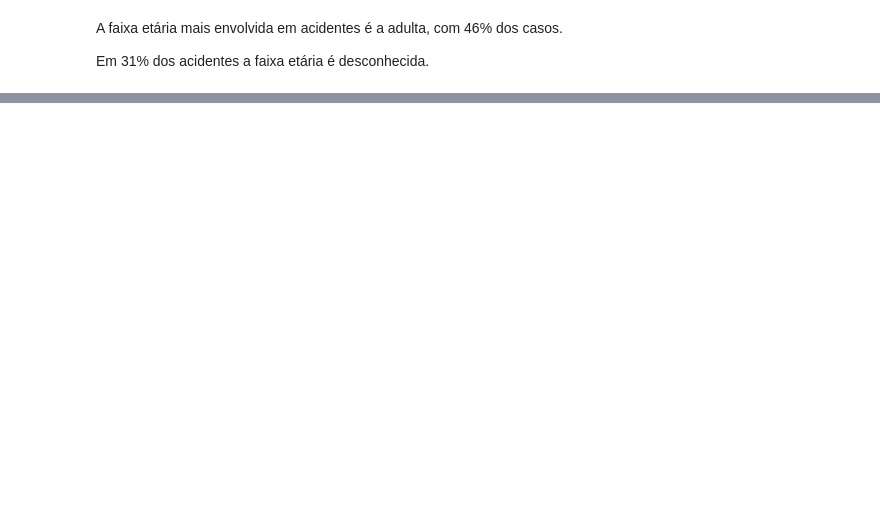
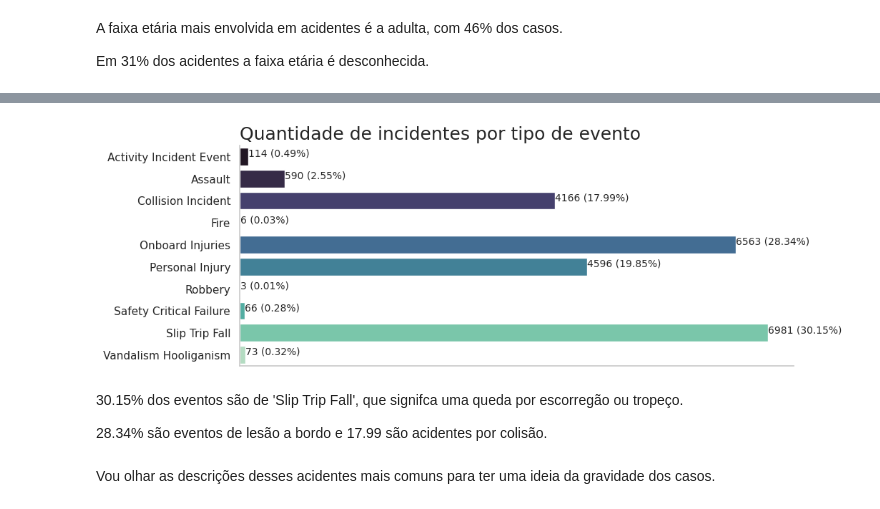
Before and after one commit to andre-almd/Risk-Analysis-in-Public-Transport, a Jupyter notebook: public_transport_analysis.ipynb, the cells around one changed output, grey strips where cells are left out. Drawn from its saved outputs; the diff is of its cells as text; code cells hidden in the pictures; blank space fills up the shorter version.

```diff
--- a/public_transport_analysis.ipynb
+++ b/public_transport_analysis.ipynb
@@ -229,0 +232,10 @@ Em 31% dos acidentes a faixa etária é desconhecida.
+# %%
+incidents_by_type = sqldf(
+    '''
+    SELECT incident_event_type, COUNT(route) as Quantidade
+    FROM data
+    GROUP BY "incident_event_type"
+    '''
+)
+
+print(incidents_by_type)
@@ -229,0 +254,37 @@ Em 31% dos acidentes a faixa etária é desconhecida.
+# %%
+fig, ax = plt.subplots(figsize=(10,4))
+
+ax = sns.barplot(data=incidents_by_type,
+                 y='incident_event_type',
+                 x='Quantidade',
+                 palette='mako',
+                 hue='incident_event_type',
+                 orient='h')
+
+ax.set_title('Quantidade de incidentes por tipo de evento', loc='left', fontsize=18)
+ax.set_xlabel('Quantidade').set_visible(False)
+ax.set_ylabel('Evento').set_visible(False)
+ax.spines['right'].set_visible(False)
+ax.spines['top'].set_visible(False)
+ax.spines['left'].set_visible(True)
+ax.spines['bottom'].set_visible(True)
+ax.tick_params(labelleft = True)
+ax.tick_params(labelbottom = False)
+ax.grid(False)
+
+total = incidents_by_type['Quantidade'].sum()
+
+for i in range(incidents_by_type.shape[0]):
+    value = incidents_by_type['Quantidade'][i]
+    percent = value / total
+    ax.text(value, i, f'{value} ({percent*100:.2f}%)', fontsize=10)
+
+plt.show()
+# %% [output]
+[figure, added]
+# %% [markdown]
+30.15% dos eventos são de 'Slip Trip Fall', que signifca uma queda por escorregão ou tropeço.
+
+28.34% são eventos de lesão a bordo e 17.99 são acidentes por colisão.
+# %% [markdown]
+Vou olhar as descrições desses acidentes mais comuns para ter uma ideia da gravidade dos casos.
```
Also changed, not shown: parts of 7 cells of this notebook.
